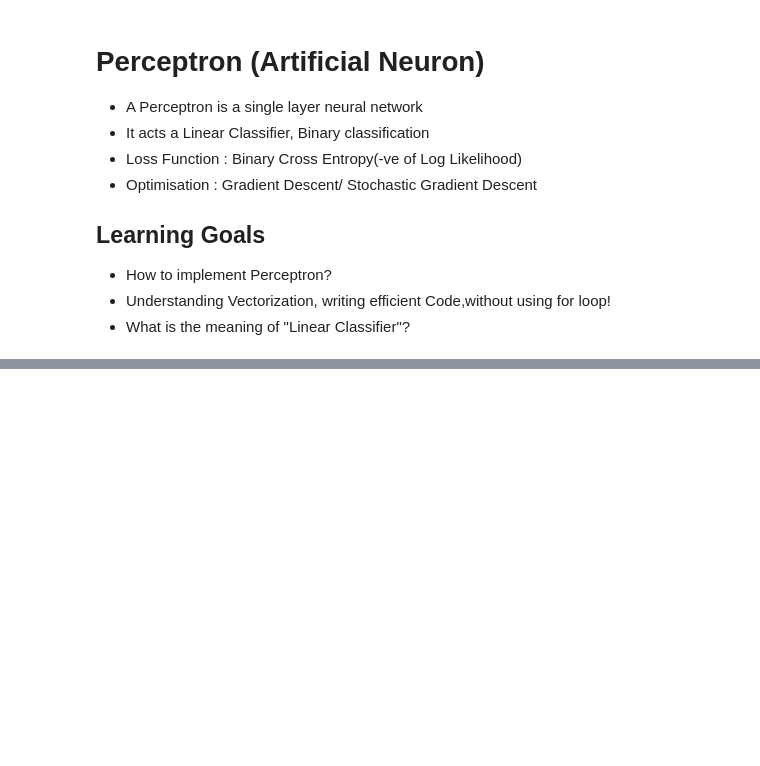
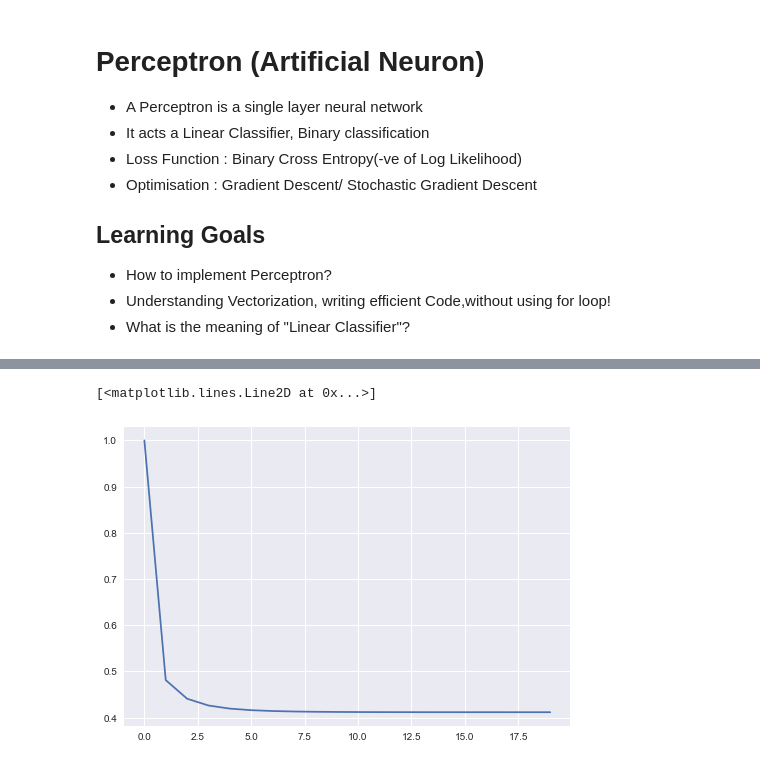
Before and after one commit to JayantGoel001/Deep-Learning, a Jupyter notebook: Perceptron.ipynb, the cells around one changed output, grey strips where cells are left out. Drawn from its saved outputs; the diff is of its cells as text; code cells hidden in the pictures; blank space fills up the shorter version.

```diff
--- a/Perceptron.ipynb
+++ b/Perceptron.ipynb
@@ -70,0 +97,7 @@ plt.show()
+# %%
+weights,loss_list = train(X,y)
+
+plt.plot(loss_list)
+# %% [output]
+[<matplotlib.lines.Line2D at 0x...>]
+[figure, added]
```
Also changed, not shown: parts of 16 cells of this notebook.
